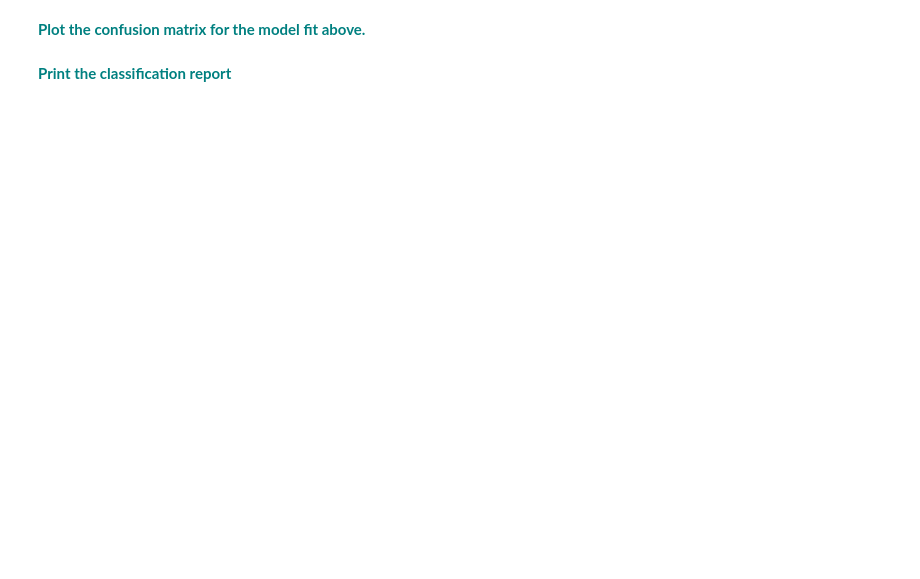
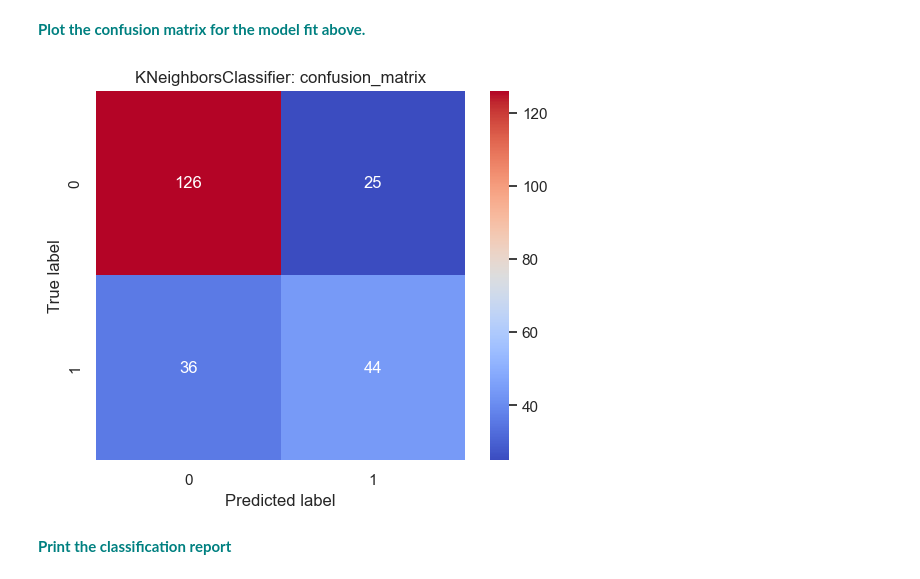
Before and after one commit to sabheen9/GridSearchKNN_Case_Study, a Jupyter notebook: GridSearchKNN_Case_Study.ipynb, the cells around one changed output. Cells and saved outputs as stored; diff of their text form; code cells hidden in the pictures; blank space fills up the shorter version.

```diff
--- a/GridSearchKNN_Case_Study.ipynb
+++ b/GridSearchKNN_Case_Study.ipynb
@@ -195,5 +199,13 @@ y_pred = knn.predict(X_test)
 pl = confusion_matrix(y_test,y_pred)
 # %% [markdown]
 **<font color='teal'> Plot the confusion matrix for the model fit above. </font>**
+# %%
+matrix = confusion_matrix(y_test, y_pred)
+sns.heatmap(matrix, square=True, annot=True, fmt='d', cmap='coolwarm')
+plt.xlabel('Predicted label')
+plt.ylabel('True label')
+plt.title('KNeighborsClassifier: confusion_matrix');
+# %% [output]
+[figure, added]
 # %% [markdown]
 **<font color='teal'> Print the classification report </font>**
```
Also changed, not shown: parts of 8 cells of this notebook.
